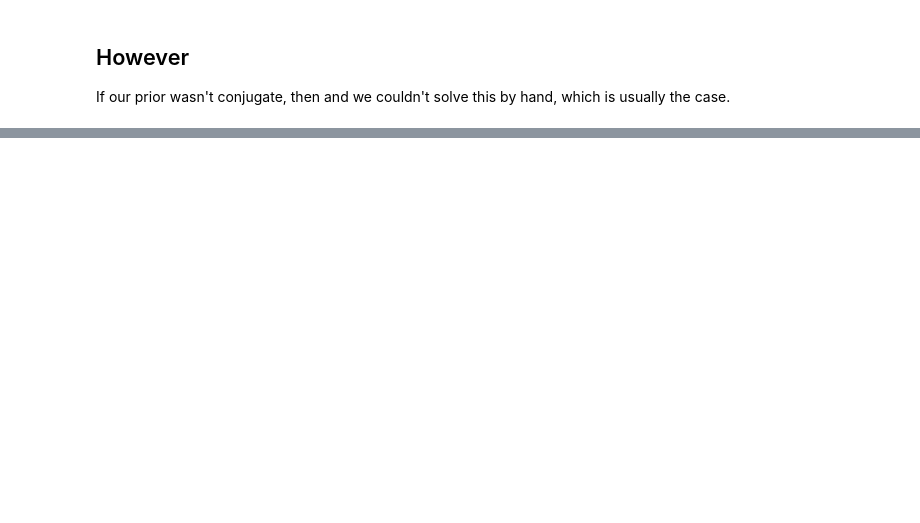
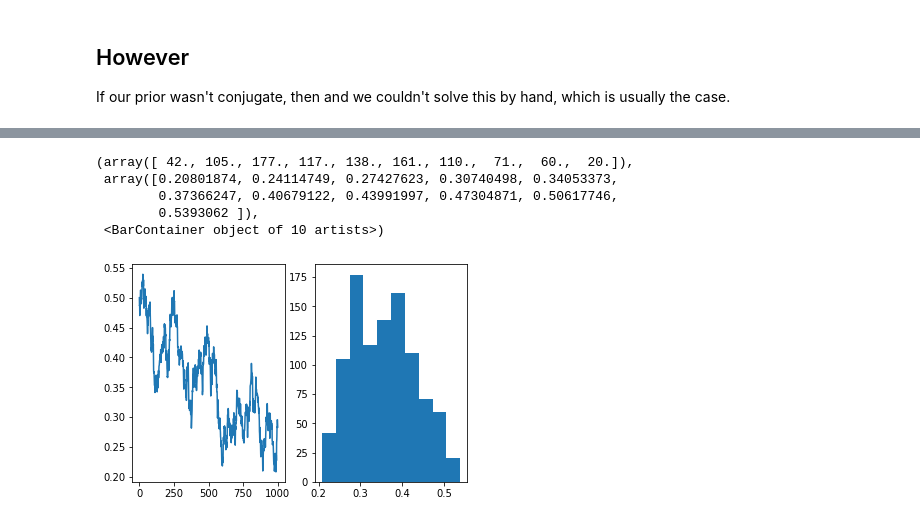
Before and after one commit to XiuliChen/Markov-chain-Monte-Carlo-, a Jupyter notebook: MCMC for beginners.ipynb, the cells around one changed output, grey strips where cells are left out. Cells and saved outputs as stored; diff of their text form; code cells hidden in the pictures; blank space fills up the shorter version.

```diff
--- a/MCMC for beginners.ipynb
+++ b/MCMC for beginners.ipynb
@@ -38,0 +52,7 @@ If our prior wasn't conjugate, then and we couldn't solve this by hand, which is
+# %%
+mu_current=1
+
+# make new guess
+proposal_width=0.5
+proposal=norm(mu_current, proposal_width).rvs()
+print(proposal)
@@ -38,0 +63,16 @@ If our prior wasn't conjugate, then and we couldn't solve this by hand, which is
+# %%
+# Assume that we know the data_sigma, only want to infet data_mu
+
+# step 1: prior
+# As mentioned, our prior of the data_mu is also a normal distribution (prior_mu, prior_sigma)
+prior_current=norm(prior_mu,prior_sigma).pdf(mu_current)
+prior_proposal=norm(prior_mu,prior_sigma).pdf(proposal)
+
+# step 2:likelihood with mu_current vs proposal
+likelihood_current=norm(mu_current,data_sigma).pdf(data).prod()
+likelihood_proposal=norm(proposal,data_sigma).pdf(data).prod()
+
+
+#Nominator of Bayes formula
+p_current=prior_current*likelihood_current
+p_proposal=prior_proposal*likelihood_proposal
@@ -38,0 +149,14 @@ If our prior wasn't conjugate, then and we couldn't solve this by hand, which is
+# %%
+# too small of proposal_width
+posterior=MCMC_sampler(data,n_samples,proposal_width=0.01)
+plt.subplot(1,2,1)
+plt.plot(posterior)
+plt.subplot(1,2,2)
+plt.hist(posterior)
+# %% [output]
+(array([ 42., 105., 177., 117., 138., 161., 110.,  71.,  60.,  20.]),
+ array([0.20801874, 0.24114749, 0.27427623, 0.30740498, 0.34053373,
+        0.37366247, 0.40679122, 0.43991997, 0.47304871, 0.50617746,
+        0.5393062 ]),
+ <BarContainer object of 10 artists>)
+[figure, added]
```
Also changed, not shown: parts of 18 cells of this notebook.
